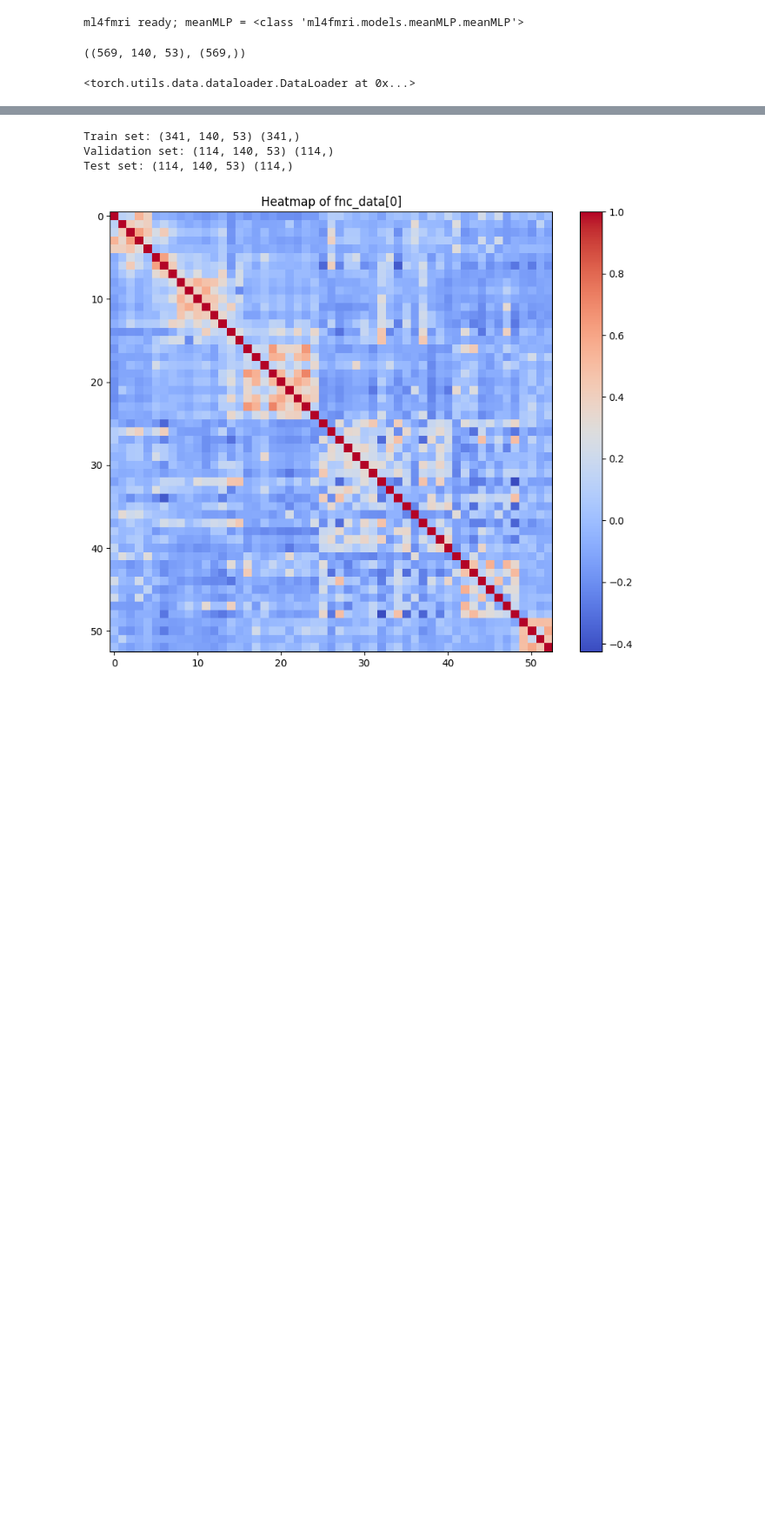
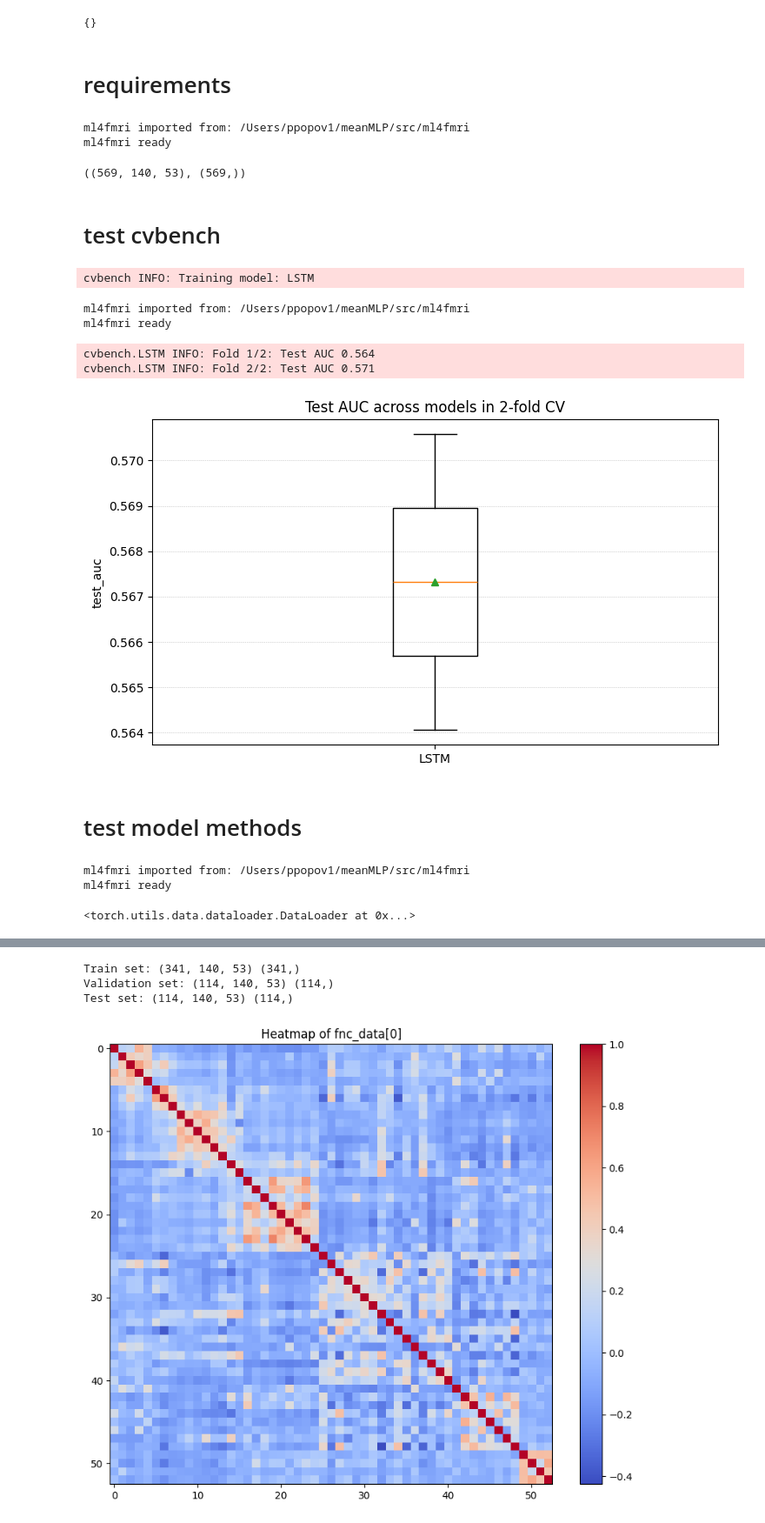
Before and after one commit to neuroneural/meanMLP, a Jupyter notebook: scripts/test.ipynb, the cells around one changed output, grey strips where cells are left out. Shown: that part at 87% size. Cells and saved outputs as stored; diff of their text form; code cells hidden in the pictures; blank space fills up the shorter version.

Commit message:
1 more model + unit tests

```diff
--- a/scripts/test.ipynb
+++ b/scripts/test.ipynb
@@ -1,5 +53,11 @@
+# %%
+MODELS
+# %% [output]
+{}
+# %% [markdown]
+# requirements
 # %%
-# Manual load + fresh reload for ml4fmri
+# module reloading script, fetches updates to ml4fmri package
 import sys, importlib
 from pathlib import Path
 
@@ -12,7 +70,7 @@ def _ensure_src_on_path():
     if p not in sys.path:
         sys.path.insert(0, p)
 
-def fresh_import_ml4fmri(verbose=True):
+def fresh_import_ml4fmri():
     """
     Remove any cached ml4fmri modules and import from SRC.
     Returns the ml4fmri module and (if available) meanMLP class.
@@ -29,39 +87,60 @@ def fresh_import_ml4fmri(verbose=True):
     ml4fmri = __import__(PKG)
     meanMLP = None
     try:
-        from ml4fmri.models import meanMLP  # keep your casing
+        from ml4fmri.models import meanMLP
     except Exception as e:
-        if verbose:
-            print("Note: could not import meanMLP yet:", e)
+        print("Note: could not import meanMLP yet:", e)
 
-    if verbose:
-        try:
-            import inspect
-            print("ml4fmri imported from:", Path(inspect.getfile(ml4fmri)).parent)
-        except Exception:
-            pass
-    return ml4fmri, meanMLP
+    try:
+        import inspect
+        print("ml4fmri imported from:", Path(inspect.getfile(ml4fmri)).parent)
+    except Exception:
+        pass
+    print("ml4fmri ready")
+    return ml4fmri
 
 # --- first import (or manual reload later) ---
-ml4fmri, meanMLP = fresh_import_ml4fmri(verbose=False)
-print("ml4fmri ready; meanMLP =", meanMLP)
+ml4fmri = fresh_import_ml4fmri()
+
+# get sample data for experiments
+from abide import load_data as load_abide
+from cobre import load_data as load_cobre
+
+data, labels = load_abide()
+data.shape, labels.shape
 # %% [output]
-ml4fmri ready; meanMLP = <class 'ml4fmri.models.meanMLP.meanMLP'>
+ml4fmri imported from: /Users/ppopov1/meanMLP/src/ml4fmri
+ml4fmri ready
+((569, 140, 53), (569,))
-# %%
-from abide import load_data as load_abide
-from cobre import load_data as load_cobre
-
-data, labels = load_abide()
-data.shape, labels.shape
-# %% [output]
-((569, 140, 53), (569,))
+# %% [markdown]
+# test cvbench
+# %%
+ml4fmri = fresh_import_ml4fmri()
+from ml4fmri import cvbench # runs CV experiments with implemented models on the given data
+# report = cvbench(data, labels, models='lite', n_folds=2)
+report = cvbench(data, labels, models='LSTM', n_folds=2)
+report.plot_scores()
+# %% [output]
+cvbench INFO: Training model: LSTM
+ml4fmri imported from: /Users/ppopov1/meanMLP/src/ml4fmri
+ml4fmri ready
+cvbench.LSTM INFO: Fold 1/2: Test AUC 0.564
+cvbench.LSTM INFO: Fold 2/2: Test AUC 0.571
+[figure, added]
+# %% [markdown]
+# test model methods
 # %%
+# dataloader kitchen
+
+ml4fmri = fresh_import_ml4fmri()
 from ml4fmri.models import meanMLP
-
+data, labels = load_abide()
 dataloader = meanMLP.prepare_dataloader(
     data, labels
 )
 dataloader
 # %% [output]
-<torch.utils.data.dataloader.DataLoader at 0x...>
+ml4fmri imported from: /Users/ppopov1/meanMLP/src/ml4fmri
+ml4fmri ready
+<torch.utils.data.dataloader.DataLoader at 0x...>
 # %%
```
Also changed, not shown: parts of 4 cells of this notebook, 8 other files.
